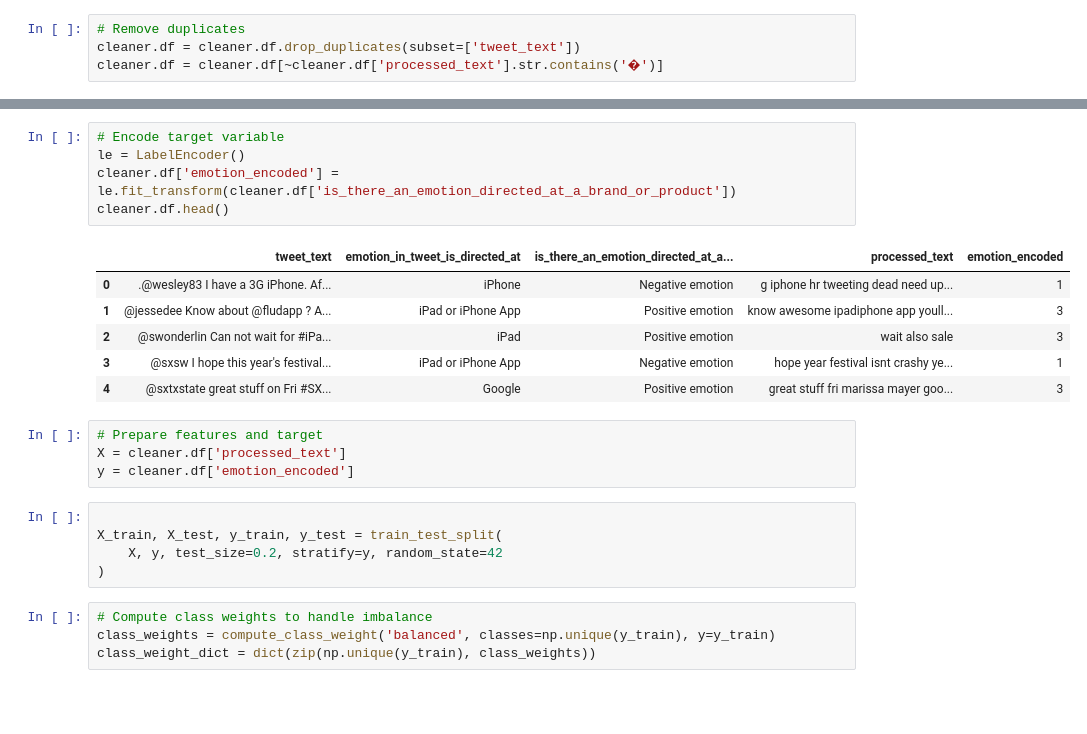
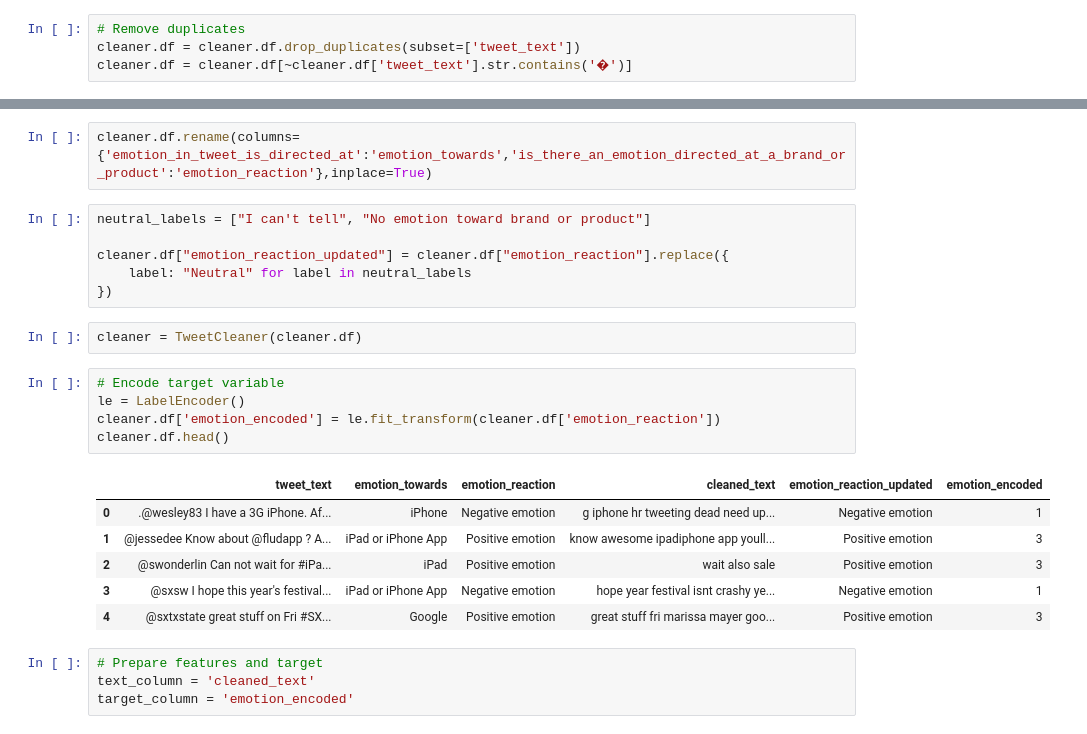
Before and after one commit to FrancisNdirangu/NLPGroupProject, a Jupyter notebook: notebook.ipynb, the cells around one changed output, grey strips where cells are left out. Drawn from its saved outputs; the diff is of its cells as text; blank space fills up the shorter version.

```diff
--- a/notebook.ipynb
+++ b/notebook.ipynb
@@ -157,7 +139,7 @@ cleaner.df.shape
 # %%
 # Remove duplicates
 cleaner.df = cleaner.df.drop_duplicates(subset=['tweet_text'])
-cleaner.df = cleaner.df[~cleaner.df['processed_text'].str.contains('�')]
+cleaner.df = cleaner.df[~cleaner.df['tweet_text'].str.contains('�')]
 # %%
 cleaner.df.isnull().sum()
 # %% [output]
@@ -194,25 +176,26 @@ plt.show()
+# %%
+cleaner.df.rename(columns={'emotion_in_tweet_is_directed_at':'emotion_towards','is_there_an_emotion_directed_at_a_brand_or_product':'emotion_reaction'},inplace=True)
+# %%
+neutral_labels = ["I can't tell", "No emotion toward brand or product"]
+
+cleaner.df["emotion_reaction_updated"] = cleaner.df["emotion_reaction"].replace({
+    label: "Neutral" for label in neutral_labels
+})
+# %%
+cleaner = TweetCleaner(cleaner.df)
 # %%
 # Encode target variable
 le = LabelEncoder()
-cleaner.df['emotion_encoded'] = le.fit_transform(cleaner.df['is_there_an_emotion_directed_at_a_brand_or_product'])
+cleaner.df['emotion_encoded'] = le.fit_transform(cleaner.df['emotion_reaction'])
 cleaner.df.head()
 # %% [output]
-|  | tweet_text | emotion_in_tweet_is_directed_at | is_there_an_emotion_directed_at_a... | processed_text | emotion_encoded |
-| 0 | .@wesley83 I have a 3G iPhone. Af... | iPhone | Negative emotion | g iphone hr tweeting dead need up... | 1 |
-| 1 | @jessedee Know about @fludapp ? A... | iPad or iPhone App | Positive emotion | know awesome ipadiphone app youll... | 3 |
-| 2 | @swonderlin Can not wait for #iPa... | iPad | Positive emotion | wait also sale | 3 |
-| 3 | @sxsw I hope this year's festival... | iPad or iPhone App | Negative emotion | hope year festival isnt crashy ye... | 1 |
-| 4 | @sxtxstate great stuff on Fri #SX... | Google | Positive emotion | great stuff fri marissa mayer goo... | 3 |
+|  | tweet_text | emotion_towards | emotion_reaction | cleaned_text | emotion_reaction_updated | emotion_encoded |
+| 0 | .@wesley83 I have a 3G iPhone. Af... | iPhone | Negative emotion | g iphone hr tweeting dead need up... | Negative emotion | 1 |
+| 1 | @jessedee Know about @fludapp ? A... | iPad or iPhone App | Positive emotion | know awesome ipadiphone app youll... | Positive emotion | 3 |
+| 2 | @swonderlin Can not wait for #iPa... | iPad | Positive emotion | wait also sale | Positive emotion | 3 |
+| 3 | @sxsw I hope this year's festival... | iPad or iPhone App | Negative emotion | hope year festival isnt crashy ye... | Negative emotion | 1 |
+| 4 | @sxtxstate great stuff on Fri #SX... | Google | Positive emotion | great stuff fri marissa mayer goo... | Positive emotion | 3 |
 # %%
 # Prepare features and target
-X = cleaner.df['processed_text']
-y = cleaner.df['emotion_encoded']
+text_column = 'cleaned_text'
+target_column = 'emotion_encoded'
-# %%
-
-X_train, X_test, y_train, y_test = train_test_split(
-    X, y, test_size=0.2, stratify=y, random_state=42
-)
-# %%
-# Compute class weights to handle imbalance
-class_weights = compute_class_weight('balanced', classes=np.unique(y_train), y=y_train)
-class_weight_dict = dict(zip(np.unique(y_train), class_weights))
```
Also changed, not shown: parts of 30 cells of this notebook, 4 other files.
